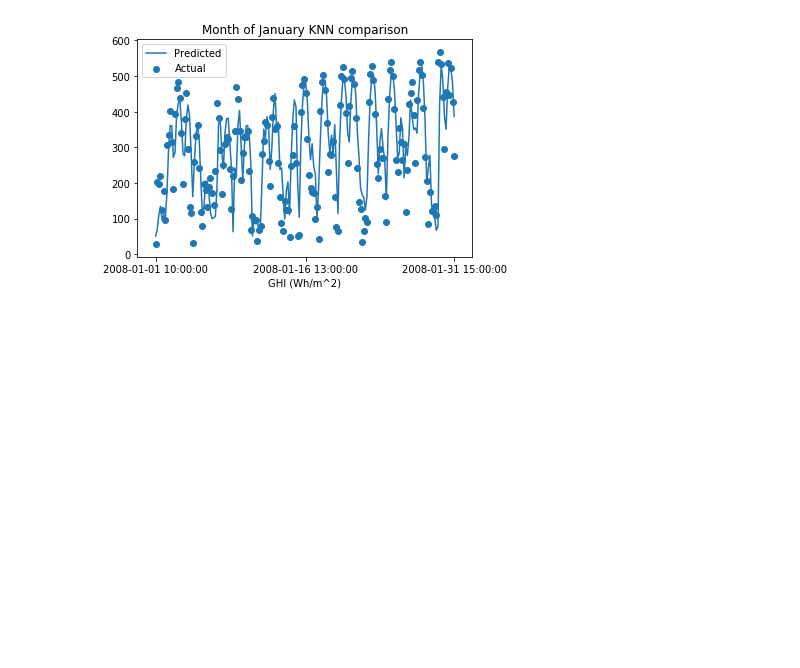
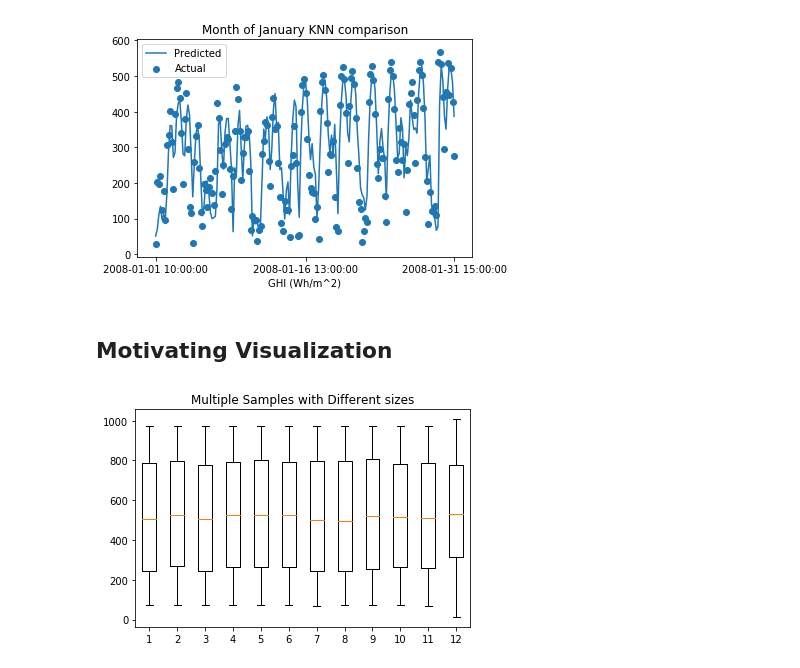
Before and after one commit to jackcsullivan/ER190C_final_proj, a Jupyter notebook: spatial_solar.ipynb, the cells around one changed output. Cells and saved outputs as stored; diff of their text form; code cells hidden in the pictures; blank space fills up the shorter version.

Commit message:
added knn visualization

```diff
--- a/spatial_solar.ipynb
+++ b/spatial_solar.ipynb
@@ -8,12 +8,6 @@ jfk_df =pd.read_csv('data/solar_filtered/jfk_solar_filtered.csv', index_col='Unn
 laguardia_df = pd.read_csv('data/solar_filtered/laguardia_solar_filtered.csv', index_col='Unnamed: 0').loc[:, ['Glo Mod (Wh/m^2)']]
 newark_df = pd.read_csv('data/solar_filtered/newark_solar_filtered.csv', index_col='Unnamed: 0').loc[:, ['Glo Mod (Wh/m^2)']]
 li_macarthur_df = pd.read_csv('data/solar_filtered/li_macarthur_solar_filtered.csv', index_col='Unnamed: 0').loc[:, ['Glo Mod (Wh/m^2)']]
-p_duchess_df = pd.read_csv('data/solar_filtered/p_duchess_filtered.csv', index_col='Unnamed: 0').loc[:, ['Glo Mod (Wh/m^2)']]
-stewart_df =pd.read_csv('data/solar_filtered/stewart_filtered.csv', index_col='Unnamed: 0').loc[:, ['Glo Mod (Wh/m^2)']]
-white_plains_df = pd.read_csv('data/solar_filtered/white_plains_filtered.csv', index_col='Unnamed: 0').loc[:, ['Glo Mod (Wh/m^2)']]
-republic_df = pd.read_csv('data/solar_filtered/republic_filtered.csv', index_col='Unnamed: 0').loc[:, ['Glo Mod (Wh/m^2)']]
-caldwell_df = pd.read_csv('data/solar_filtered/caldwell_filtered.csv', index_col='Unnamed: 0').loc[:, ['Glo Mod (Wh/m^2)']]
-danbury_df = pd.read_csv('data/solar_filtered/danbury_filtered.csv', index_col='Unnamed: 0').loc[:, ['Glo Mod (Wh/m^2)']]
 # %%
 bridgeport_df['name'] = "Bridgeport"
 jfk_df['name'] = "JFK"
@@ -155,3 +149,14 @@ jan_time_list, jan_predictions, jan_actuals = get_knn_month_data(1)
 plot_knn(jan_time_list, jan_predictions, jan_actuals, "Month of January KNN comparison")
 # %% [output]
 [figure]
+# %% [markdown]
+## Motivating Visualization
+# %%
+data = [bridgeport_df['Glo Mod (Wh/m^2)'][12::24], jfk_df['Glo Mod (Wh/m^2)'][12::24], laguardia_df['Glo Mod (Wh/m^2)'][12::24], newark_df['Glo Mod (Wh/m^2)'][12::24], li_macarthur_df['Glo Mod (Wh/m^2)'][12::24], p_duchess_df['Glo Mod (Wh/m^2)'][12::24], stewart_df['Glo Mod (Wh/m^2)'][12::24], white_plains_df['Glo Mod (Wh/m^2)'][12::24], republic_df['Glo Mod (Wh/m^2)'][12::24], caldwell_df['Glo Mod (Wh/m^2)'][12::24], danbury_df['Glo Mod (Wh/m^2)'][12::24], stat_of_lib["GHI"][12::24]]
+fig7, ax7 = plt.subplots()
+ax7.set_title('Multiple Samples with Different sizes')
+ax7.boxplot(data)
+
+plt.show()
+# %% [output]
+[figure, added]
```
